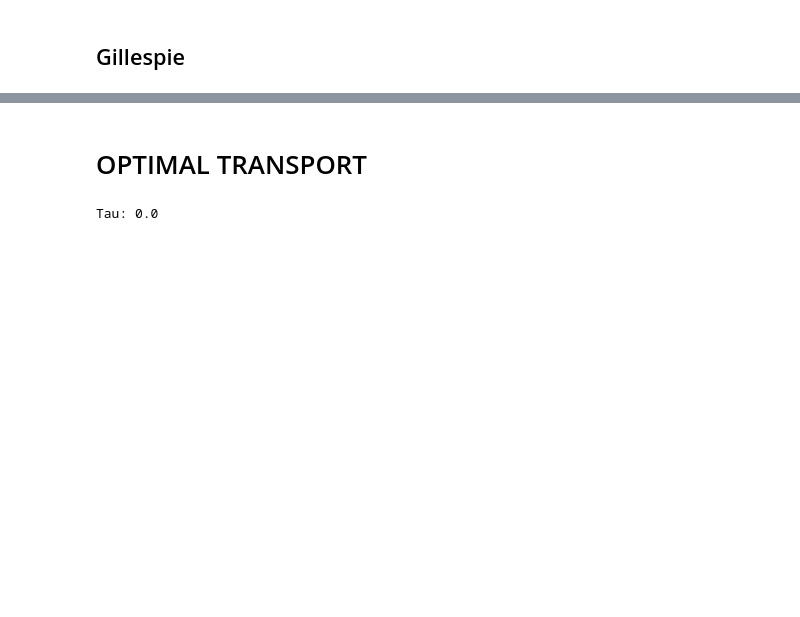
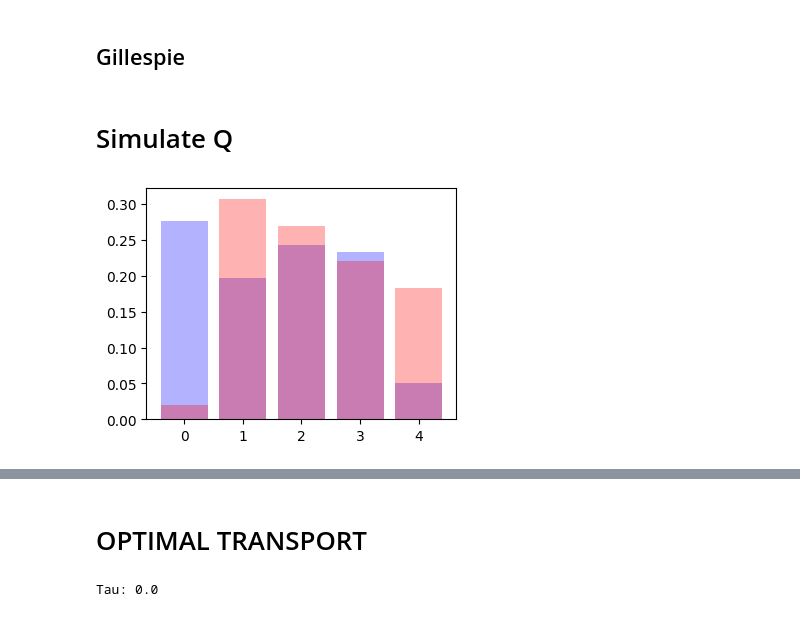
Before and after one commit to cesarali/conditional_rate_matching, a Jupyter notebook: notebooks/MJP_Transport/ot_between_mjp.ipynb, the cells around one changed output, grey strips where cells are left out. Cells and saved outputs as stored; diff of their text form; code cells hidden in the pictures; blank space fills up the shorter version.

```diff
--- a/notebooks/MJP_Transport/ot_between_mjp.ipynb
+++ b/notebooks/MJP_Transport/ot_between_mjp.ipynb
@@ -382,25 +534,38 @@ def gillespie(X0,Q,number_of_times=100)->Tuple[torch.Tensor,torch.Tensor]:
                                    new_times.unsqueeze(1)],dim=1)
 
     return paths,times
+# %% [markdown]
+# Simulate Q
+# %%
+time_beta = 1.
+number_of_times = 50
+number_of_paths = 300
+# %%
+stationary_pi_0 = np.asarray([0.8,0.05,0.05,0.05,0.05])
+stationary_pi_1 = np.asarray([0.05,0.05,0.05,0.05,0.8])
+number_of_states = stationary_pi_0.shape[0]
+pi_0 = np.ones(number_of_states)/number_of_states
+X0 = Categorical(torch.Tensor(pi_0)).sample((number_of_paths,))
+Q0 = torch.Tensor(Q_with_known_stationary(stationary_pi_0))
+Q1 = torch.Tensor(Q_with_known_stationary(stationary_pi_1))
+np.dot(Q0,stationary_pi_0)
 # %%
-d_param = DirichletPriorOnRatesParam()
-Q0 = generate_transition_rate_matrix(d_param)
-Q1 = generate_transition_rate_matrix(d_param)
-
-X0 = torch.randint(0,d_param.num_states,(300,))
-paths0,times0 = gillespie(X0,Q0,number_of_times=1000)
-paths1,times1 = gillespie(X0,Q1,number_of_times=1000)
+paths0,times0 = gillespie(X0,Q0,number_of_times=number_of_times)
+paths1,times1 = gillespie(X0,Q1,number_of_times=number_of_times)
 
 # set everything in a grid
 time_grid = torch.arange(0,101,1,dtype=float)
-paths0_grid,arrivals0 = states_at_grid(paths1.unsqueeze(-1), times0, time_grid)
-paths1_grid,arrivals1 = states_at_grid(paths0.unsqueeze(-1), times0, time_grid)
+paths0_grid,arrivals0 = states_at_grid(paths0.unsqueeze(-1), times0, time_grid)
+paths1_grid,arrivals1 = states_at_grid(paths1.unsqueeze(-1), times0, time_grid)
 
 paths0_grid = paths0_grid.squeeze()
 paths1_grid = paths1_grid.squeeze()
 
-histograms_on_time_0 = count_values_along_time(paths0_grid, d_param.num_states)
-histograms_on_time_1 = count_values_along_time(paths1_grid, d_param.num_states)
+histograms_on_time_0 = count_values_along_time(paths0_grid, number_of_states)
+histograms_on_time_1 = count_values_along_time(paths1_grid, number_of_states)
 
 histograms_on_time_0 = histograms_on_time_0/paths0_grid.shape[0]
 histograms_on_time_1 = histograms_on_time_1/paths1_grid.shape[0]
+
+hist0 = histograms_on_time_0[-1]
+hist1 = histograms_on_time_1[-1]
@@ -407,3 +574,11 @@ histograms_on_time_1 = histograms_on_time_1/paths1_grid.shape[0]
+# %%
+
+plt.figure(figsize=(4, 3))
+plt.bar(range(len(hist0)), hist0, color='blue',alpha=0.3)
+plt.bar(range(len(hist1)), hist1, color='red',alpha=0.3)
+plt.show()
+# %% [output]
+[figure, added]
 # %%
 print(histograms_on_time_0[-1])
 print(histograms_on_time_1[-1])
```
Also changed, not shown: parts of 17 cells of this notebook, 8 other files.
